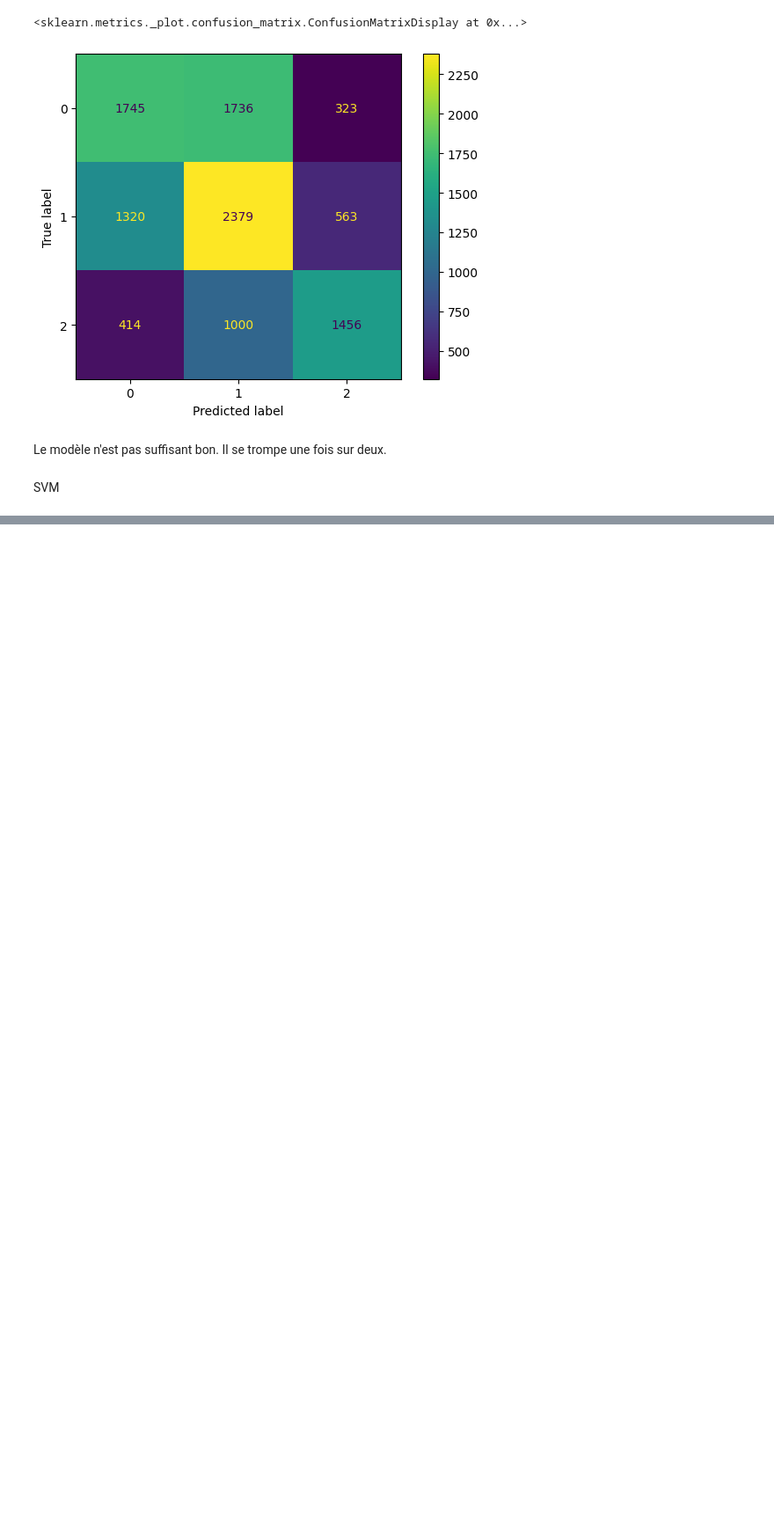
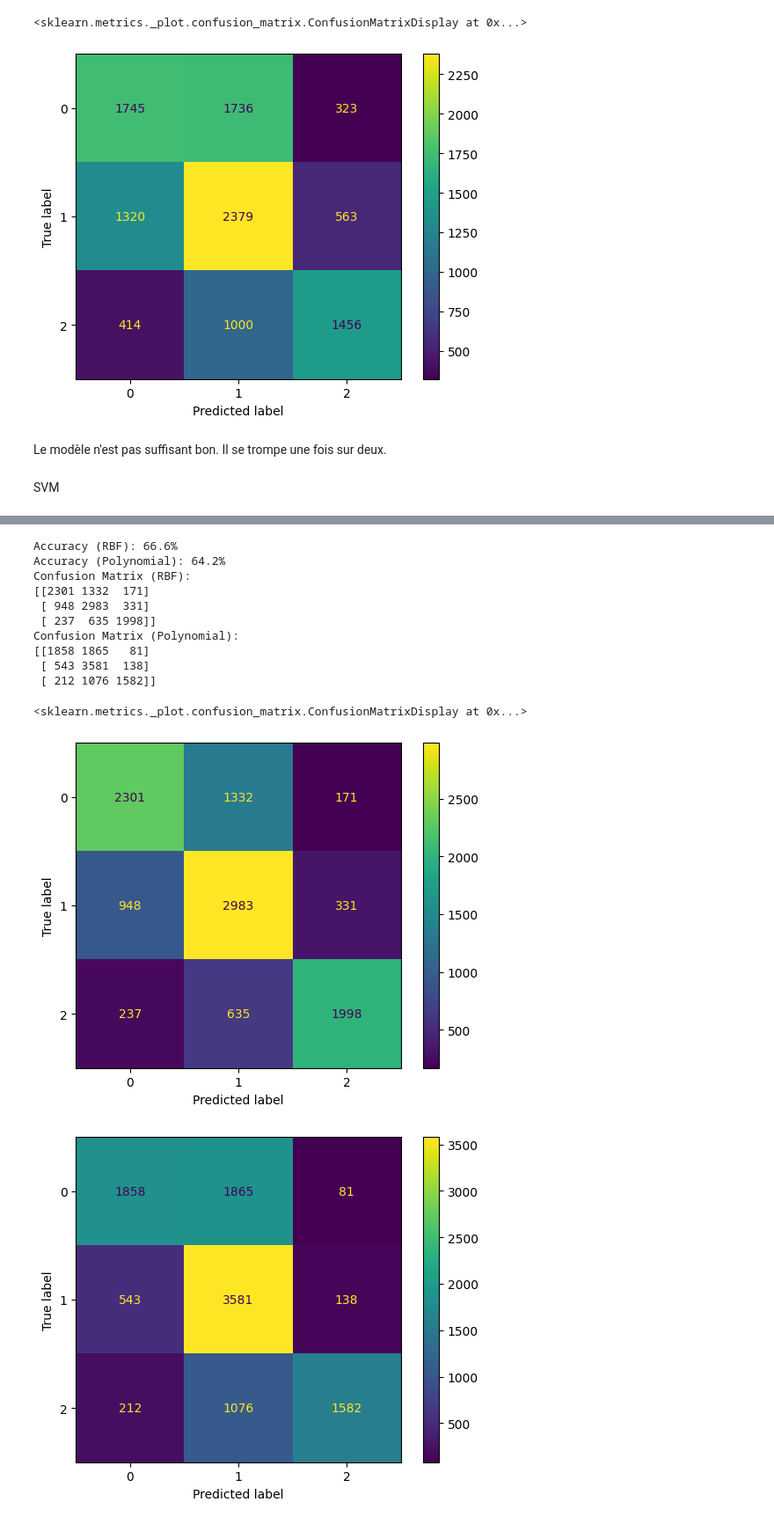
Before and after one commit to Fares596/python_DS_project, a Jupyter notebook: eye_project.ipynb, the cells around one changed output, grey strips where cells are left out. Shown: that part at 88% size. Saved outputs shown, nothing was run; the diff lists cells and outputs as text; code cells hidden in the pictures; blank space fills up the shorter version.

```diff
--- a/eye_project.ipynb
+++ b/eye_project.ipynb
@@ -316,0 +186,48 @@ DecisionBoundaryDisplay.from_estimator(
+# %%
+from sklearn.svm import SVC # Import SVC from sklearn.svm
+from sklearn.metrics import accuracy_score, confusion_matrix
+from sklearn.metrics import ConfusionMatrixDisplay
+
+# Pour un noyau RBF
+svm_rbf = SVC(kernel='rbf')
+svm_rbf.fit(X, target)
+
+# Pour un noyau polynomial
+svm_poly = SVC(kernel='poly')
+svm_poly.fit(X, target)
+
+# Pour le modèle RBF
+y_pred_rbf = svm_rbf.predict(X)
+accuracy_rbf = accuracy_score(target, y_pred_rbf)
+print(f"Accuracy (RBF): {accuracy_rbf:.1%}")
+
+# Pour le modèle polynomial
+y_pred_poly = svm_poly.predict(X)
+accuracy_poly = accuracy_score(target, y_pred_poly)
+print(f"Accuracy (Polynomial): {accuracy_poly:.1%}")
+
+# Pour le modèle RBF
+cm_rbf = confusion_matrix(target, y_pred_rbf)
+print("Confusion Matrix (RBF):")
+print(cm_rbf)
+ConfusionMatrixDisplay(cm_rbf, display_labels=[0, 1, 2]).plot()
+
+# Pour le modèle polynomial
+cm_poly = confusion_matrix(target, y_pred_poly)
+print("Confusion Matrix (Polynomial):")
+print(cm_poly)
+ConfusionMatrixDisplay(cm_poly, display_labels=[0, 1, 2]).plot()
+# %% [output]
+Accuracy (RBF): 66.6%
+Accuracy (Polynomial): 64.2%
+Confusion Matrix (RBF):
+[[2301 1332  171]
+ [ 948 2983  331]
+ [ 237  635 1998]]
+Confusion Matrix (Polynomial):
+[[1858 1865   81]
+ [ 543 3581  138]
+ [ 212 1076 1582]]
+<sklearn.metrics._plot.confusion_matrix.ConfusionMatrixDisplay at 0x...>
+[figure, added]
+[figure, added]
```
Also changed, not shown: parts of 7 cells of this notebook.
